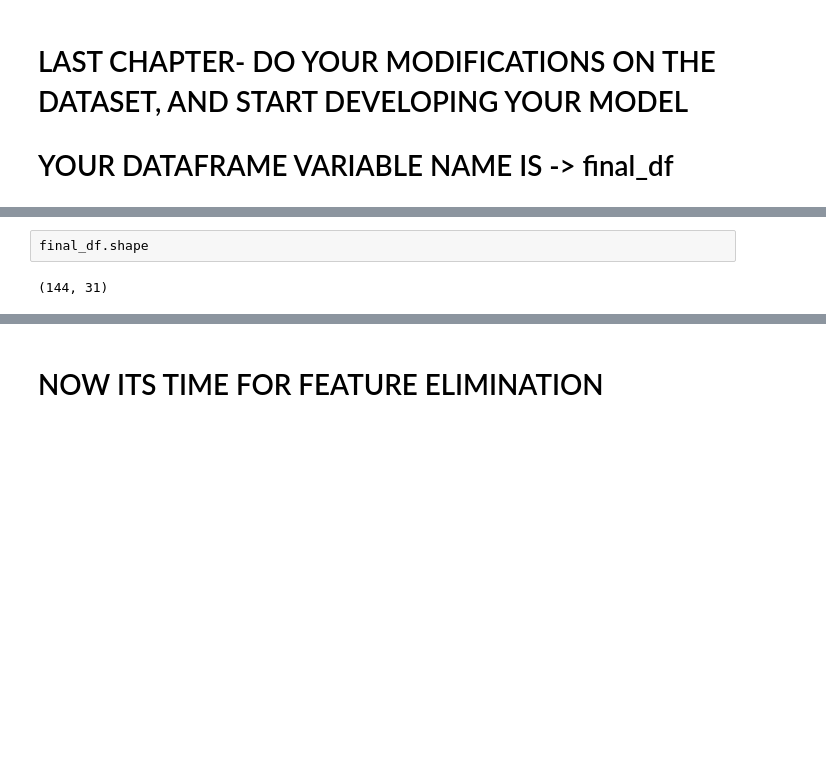
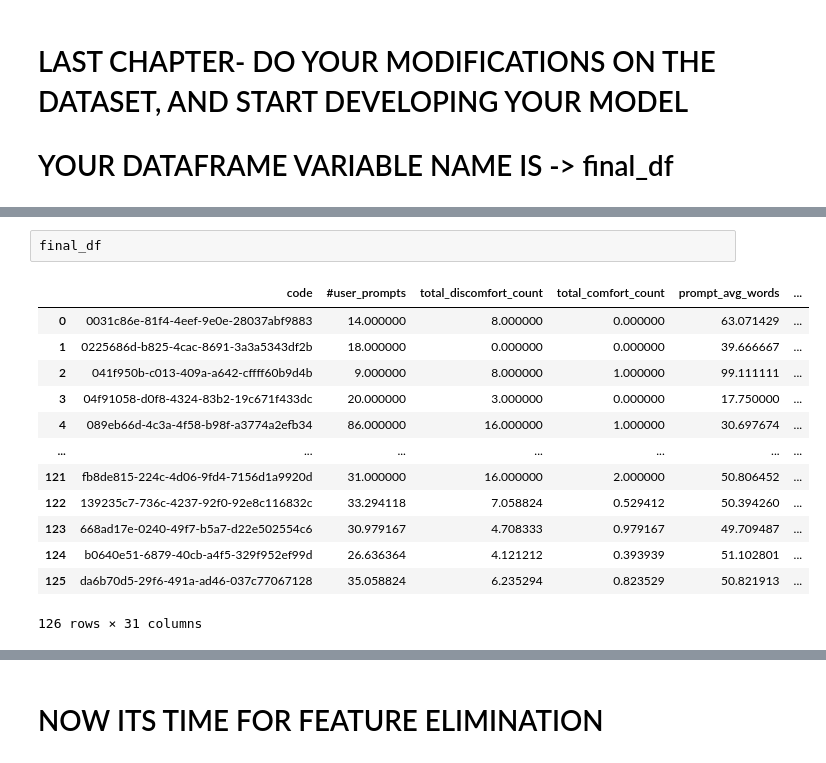
Before and after one commit to HFyilmaz/Predicting-Homework-Scores-From-ChatGPT-History, a Jupyter notebook: DF-MODEL-TESTING.ipynb, the cells around one changed output, grey strips where cells are left out. Cells and saved outputs as stored; diff of their text form; blank space fills up the shorter version.

```diff
--- a/DATAFRAME-MODEL-TESTING.ipynb
+++ b/DF-MODEL-TESTING.ipynb
@@ -1037,4 +1141,16 @@ final_df["avg_english_conjunctions_count_per_prompts"]=final_df["english_conjunc
 # %%
-final_df.shape
+final_df
 # %% [output]
+|  | code | #user_prompts | total_discomfort_count | total_comfort_count | prompt_avg_words | ... |
+| 0 | 0031c86e-81f4-4eef-9e0e-28037abf9883 | 14.000000 | 8.000000 | 0.000000 | 63.071429 | ... |
+| 1 | 0225686d-b825-4cac-8691-3a3a5343df2b | 18.000000 | 0.000000 | 0.000000 | 39.666667 | ... |
+| 2 | 041f950b-c013-409a-a642-cffff60b9d4b | 9.000000 | 8.000000 | 1.000000 | 99.111111 | ... |
+| 3 | 04f91058-d0f8-4324-83b2-19c671f433dc | 20.000000 | 3.000000 | 0.000000 | 17.750000 | ... |
+| 4 | 089eb66d-4c3a-4f58-b98f-a3774a2efb34 | 86.000000 | 16.000000 | 1.000000 | 30.697674 | ... |
+| ... | ... | ... | ... | ... | ... | ... |
+| 121 | fb8de815-224c-4d06-9fd4-7156d1a9920d | 31.000000 | 16.000000 | 2.000000 | 50.806452 | ... |
+| 122 | 139235c7-736c-4237-92f0-92e8c116832c | 33.294118 | 7.058824 | 0.529412 | 50.394260 | ... |
+| 123 | 668ad17e-0240-49f7-b5a7-d22e502554c6 | 30.979167 | 4.708333 | 0.979167 | 49.709487 | ... |
+| 124 | b0640e51-6879-40cb-a4f5-329f952ef99d | 26.636364 | 4.121212 | 0.393939 | 51.102801 | ... |
+| 125 | da6b70d5-29f6-491a-ad46-037c77067128 | 35.058824 | 6.235294 | 0.823529 | 50.821913 | ... |
-(144, 31)
+126 rows × 31 columns
```
Also changed, not shown: parts of 17 cells of this notebook.
